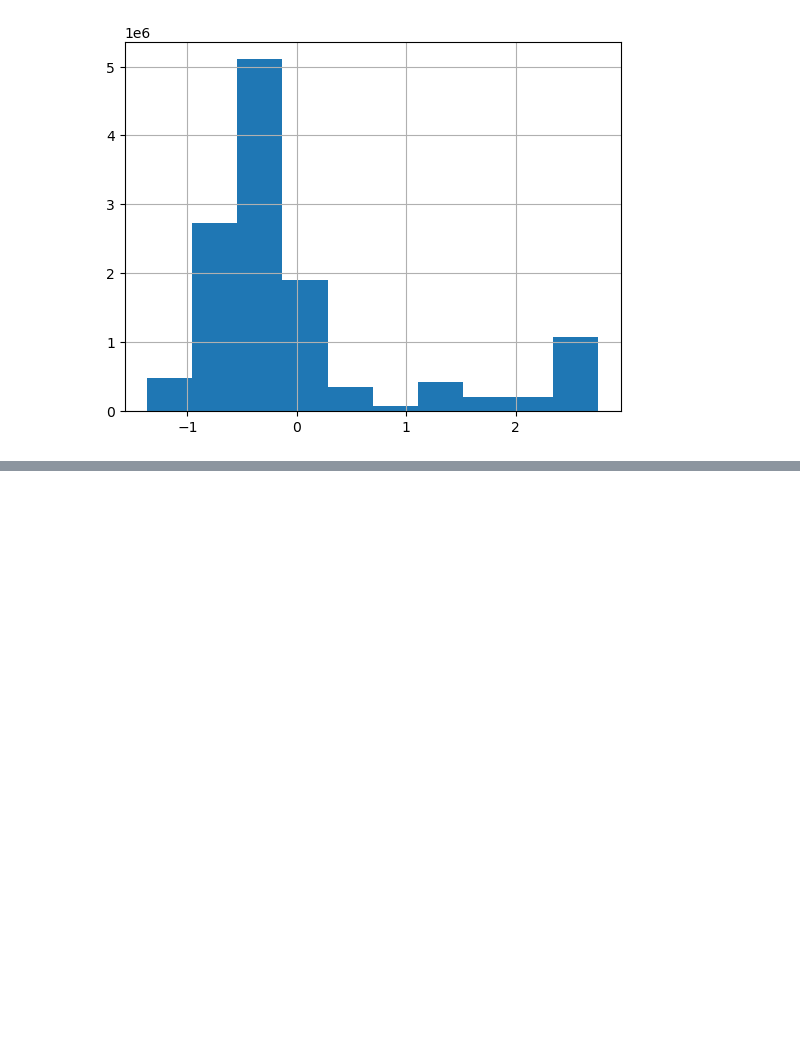
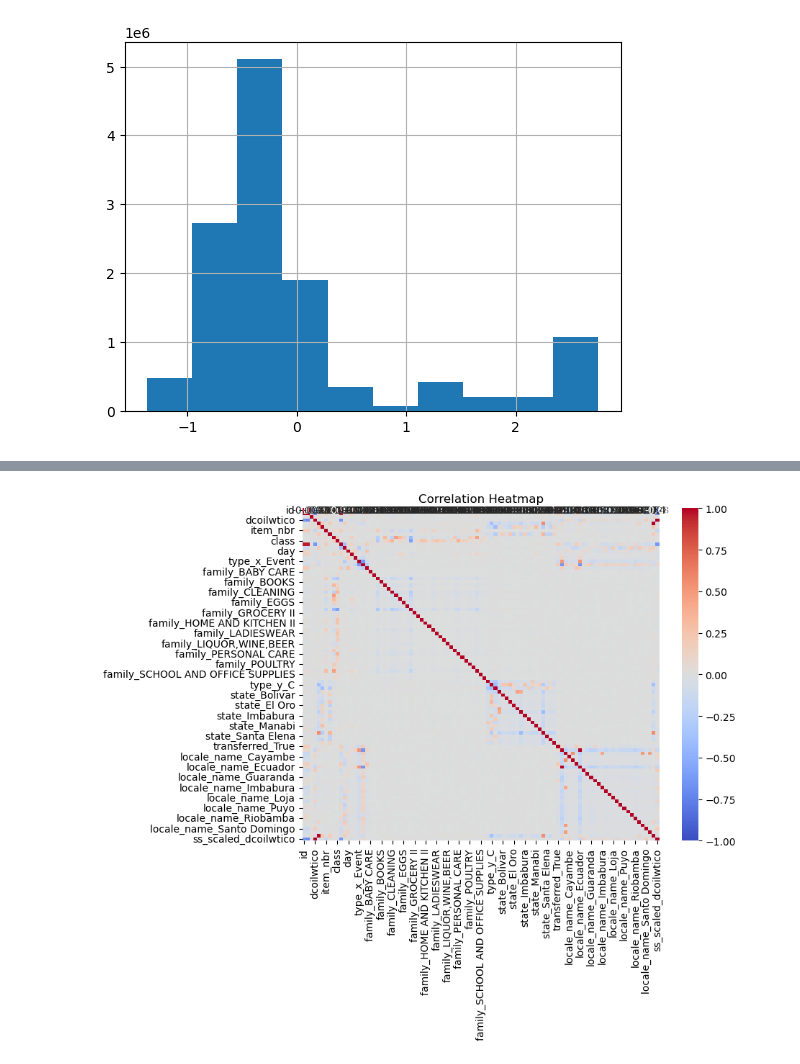
Before and after one commit to cathilo/ds, a Jupyter notebook: project_grocery/Feature_engineering.ipynb, the cells around one changed output, grey strips where cells are left out. Saved outputs shown, nothing was run; the diff lists cells and outputs as text; code cells hidden in the pictures; blank space fills up the shorter version.

```diff
--- a/project_grocery/Feature_engineering.ipynb
+++ b/project_grocery/Feature_engineering.ipynb
@@ -183,3 +183,7 @@ df['ss_scaled_dcoilwtico'].hist()
 plt.show()
 # %% [output]
 [figure]
+# %%
+df=df.drop(columns='description')
+# %%
+df_new=df
@@ -186 +222,3 @@ plt.show()
+# %%
+df_new=df_new.drop(columns='city')
 # %%
@@ -189,0 +230,2 @@ Stored 'df' (DataFrame)
+# %%
+corr_matrix=df_new.corr()
@@ -189,0 +237,8 @@ Stored 'df' (DataFrame)
+# %%
+# Create a heatmap
+plt.figure(figsize=(8, 6))
+sns.heatmap(corr_matrix, annot=True, cmap='coolwarm', vmin=-1, vmax=1)
+plt.title('Correlation Heatmap')
+plt.show()
+# %% [output]
+[figure, added]
```
Also changed, not shown: parts of 13 cells of this notebook.
